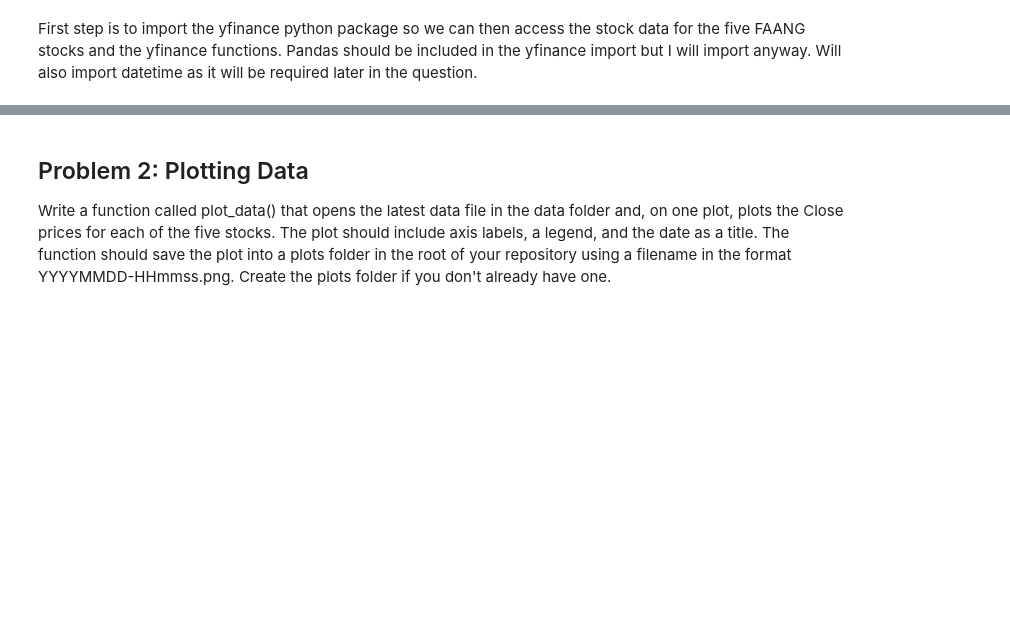
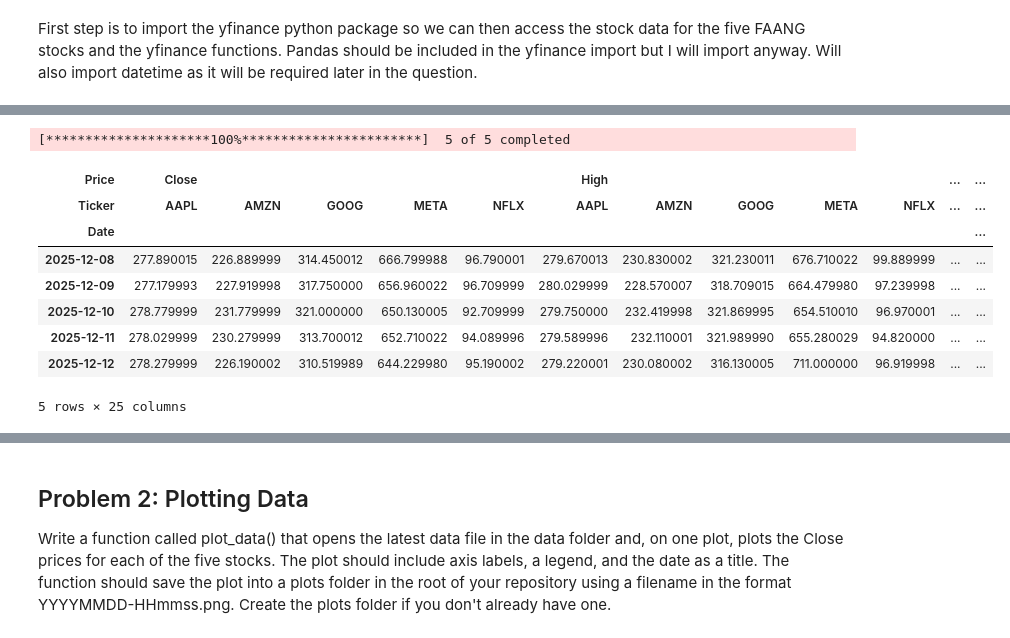
Before and after one commit to CherylClarke/COMPUTER--INFRASTRUCTURE, a Jupyter notebook: problems.ipynb, the cells around one changed output, grey strips where cells are left out. Cells and saved outputs as stored; diff of their text form; code cells hidden in the pictures; blank space fills up the shorter version.

```diff
--- a/problems.ipynb
+++ b/problems.ipynb
@@ -29,0 +44,17 @@ import yfinance as yf
+# %%
+# to download the data
+# use the download function in yfinance, can also test the period function here to check the data
+yf.download(['META', 'AAPL', 'GOOG', 'AMZN', 'NFLX'], period='5d')
+# info from below link other examples of periods are eg. 1d,5d,1mo,3mo,6mo,1y,2y,5y,
+# https://ranaroussi.github.io/yfinance/reference/api/yfinance.download.html
+# %% [output]
+[*********************100%***********************]  5 of 5 completed
+| Price | Close |  |  |  |  | High |  |  |  |  | ... | ... |
+| Ticker | AAPL | AMZN | GOOG | META | NFLX | AAPL | AMZN | GOOG | META | NFLX | ... | ... |
+| Date |  |  |  |  |  |  |  |  |  |  |  | ... |
+| 2025-12-08 | 277.890015 | 226.889999 | 314.450012 | 666.799988 | 96.790001 | 279.670013 | 230.830002 | 321.230011 | 676.710022 | 99.889999 | ... | ... |
+| 2025-12-09 | 277.179993 | 227.919998 | 317.750000 | 656.960022 | 96.709999 | 280.029999 | 228.570007 | 318.709015 | 664.479980 | 97.239998 | ... | ... |
+| 2025-12-10 | 278.779999 | 231.779999 | 321.000000 | 650.130005 | 92.709999 | 279.750000 | 232.419998 | 321.869995 | 654.510010 | 96.970001 | ... | ... |
+| 2025-12-11 | 278.029999 | 230.279999 | 313.700012 | 652.710022 | 94.089996 | 279.589996 | 232.110001 | 321.989990 | 655.280029 | 94.820000 | ... | ... |
+| 2025-12-12 | 278.279999 | 226.190002 | 310.519989 | 644.229980 | 95.190002 | 279.220001 | 230.080002 | 316.130005 | 711.000000 | 96.919998 | ... | ... |
+5 rows × 25 columns
```
Also changed, not shown: parts of 4 cells of this notebook.
